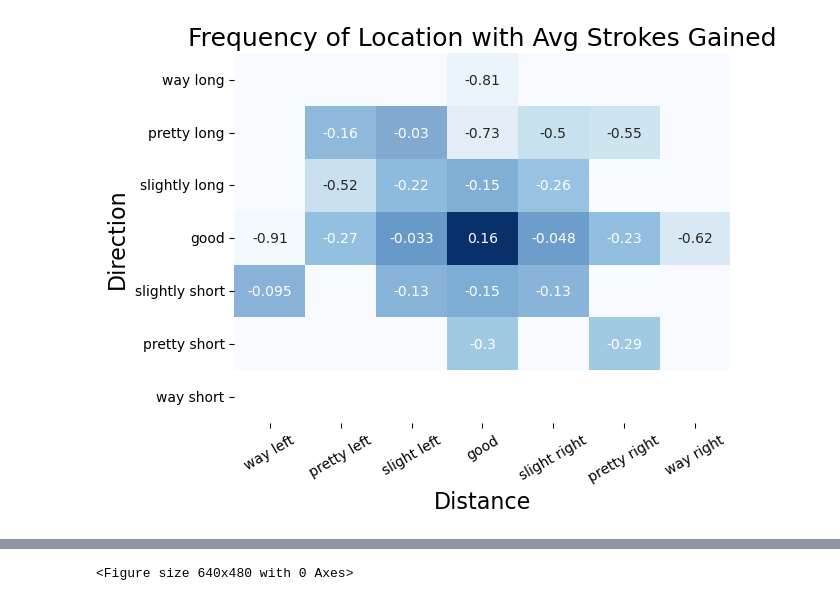
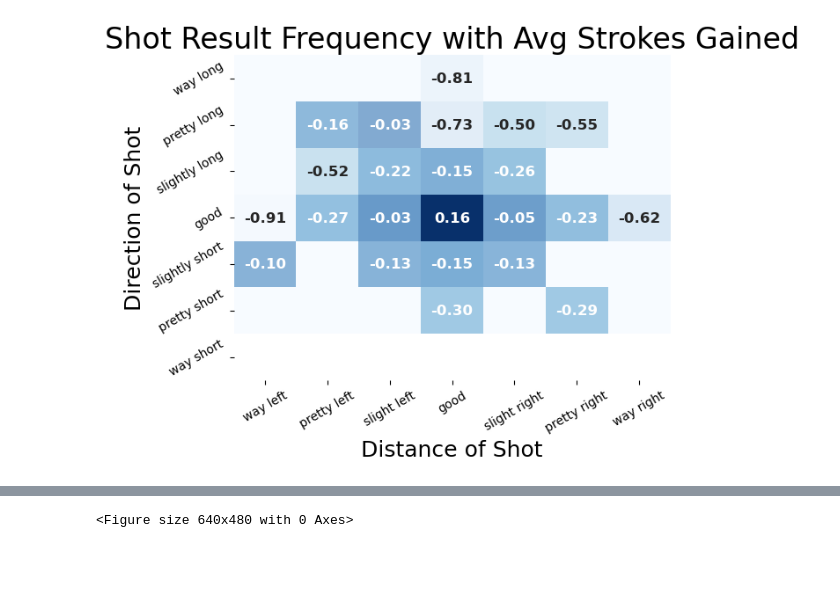
Before and after one commit to ricdurh/Golf_My_Manual_Strokes_Gained_Analysis, a Jupyter notebook: personal_golf_strokes_gained.ipynb, the cells around one changed output, grey strips where cells are left out. Cells and saved outputs as stored; diff of their text form; code cells hidden in the pictures; blank space fills up the shorter version.

```diff
--- a/personal_golf_strokes_gained.ipynb
+++ b/personal_golf_strokes_gained.ipynb
@@ -11,3 +28,0 @@ df = pd.read_csv("C:\\Users\\richd\\Documents\\Personal\\Golf\\round_data.csv")
-# %%
-dir_dist = df[df['Direction_Result'].notnull()]
-print(dir_dist.shape)
@@ -43,20 +69,19 @@ avg_pivot = avg_pivot.reindex(index=new_index, columns=new_columns)
 # %%
 # create the heatmap
 sns.heatmap(ct, cmap="Blues", cbar=False)
 
-#sns.heatmap(ct, annot=True, cmap='Blues', cbar=False,
-#            annot_kws={'fontsize':8}, center=ct.values.mean())
-sns.heatmap(avg_pivot,
-            annot=True, cmap='Blues', cbar=False, alpha=0.5)
+sns.heatmap(avg_pivot, annot=True, cmap='Blues', cbar=False, alpha=0.5, fmt='.2f',
+            annot_kws={'fontsize':12, 'fontweight':'bold'})
 
 # Set the axis labels and title
-plt.xlabel('Distance', fontsize=16)
-plt.ylabel('Direction', fontsize=16)
-plt.title('Frequency of Location with Avg Strokes Gained', fontsize=18)
+plt.xlabel('Distance of Shot', fontsize=18)
+plt.ylabel('Direction of Shot', fontsize=18)
+plt.title('Shot Result Frequency with Avg Strokes Gained', fontsize=24)
 
 plt.xticks(rotation=30)
+plt.yticks(rotation=30)
 
 # Show the plot
 plt.show()
 # %% [output]
-[figure, old version]
+[figure, new version]
```
Also changed, not shown: parts of 20 cells of this notebook.
